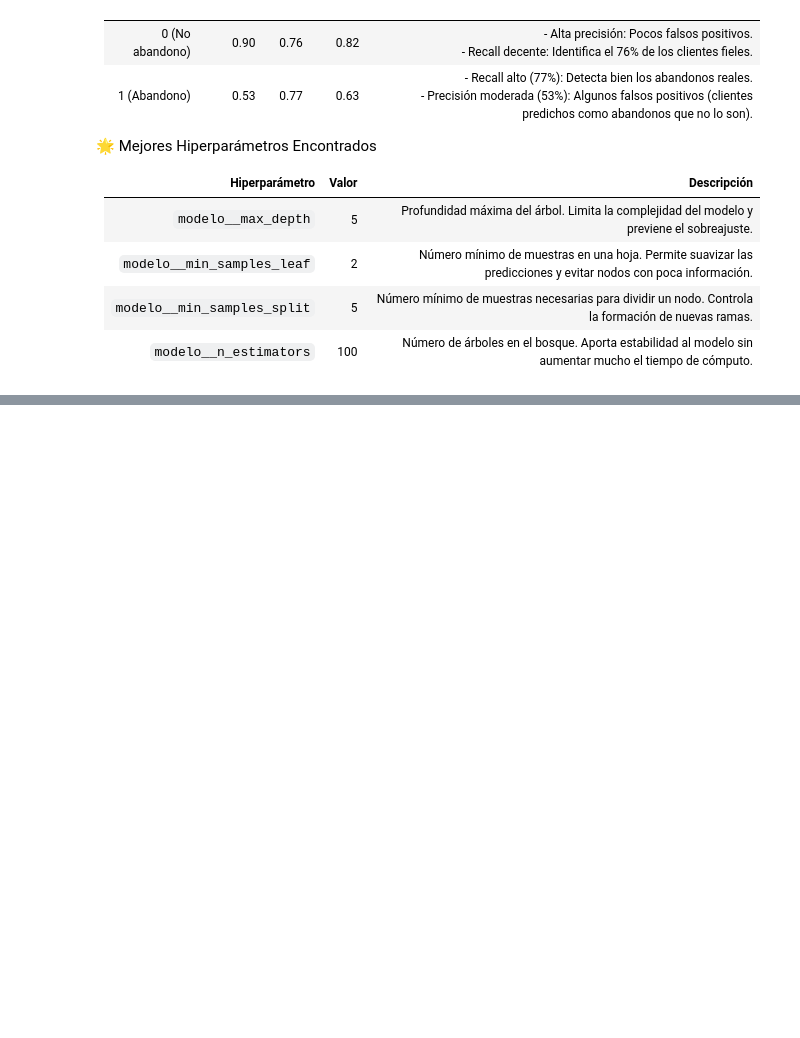
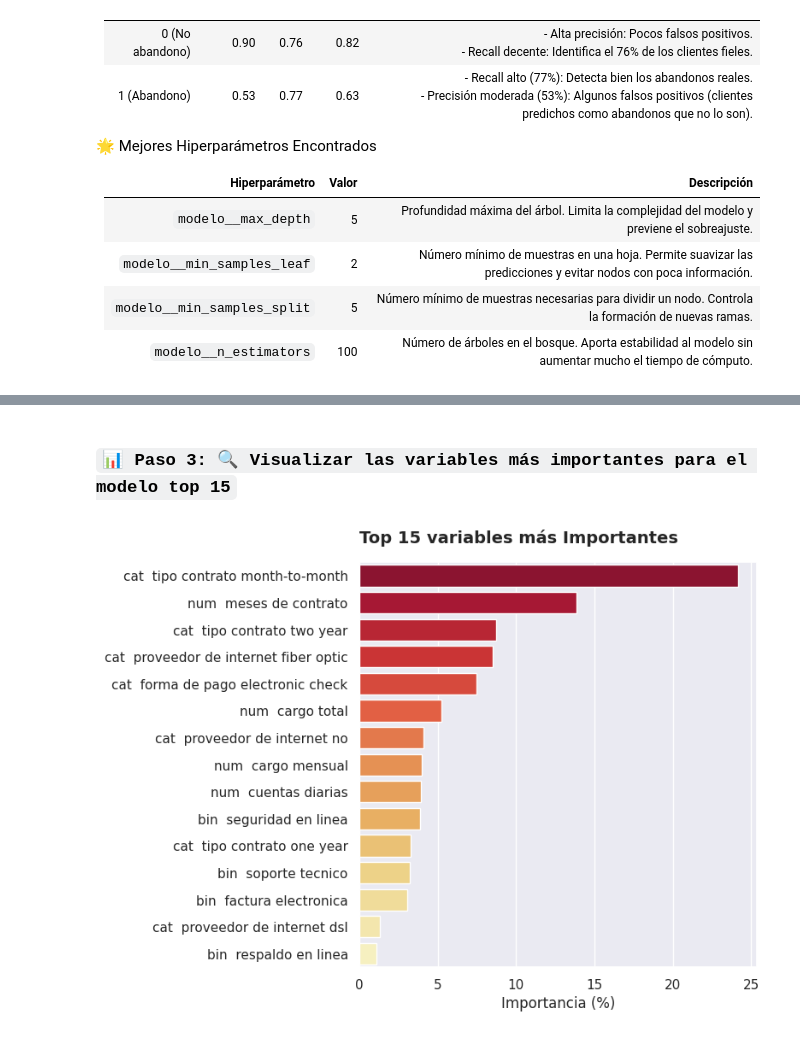
Before and after one commit to WLozanoH/TelecomX-Churn-Prediction-ML, a Jupyter notebook: churn_prediction_ML.ipynb, the cells around one changed output, grey strips where cells are left out. Drawn from its saved outputs; the diff is of its cells as text; code cells hidden in the pictures; blank space fills up the shorter version.

Commit message:
feat: analizar importancia de variables y evaluar modelo optimizado con top-k variables

```diff
--- a/churn_prediction_ML.ipynb
+++ b/churn_prediction_ML.ipynb
@@ -765,0 +773,17 @@ Mejores parámetros encontrados:
+# %%
+# Obtener el RandomForest ajustado del pipeline optimizado
+rf_optimizado = mejor_modelo.named_steps['modelo']
+
+# Obtener nombre de las variables (tras procesamiento)
+feature_names = mejor_modelo.named_steps['preprocesador'].get_feature_names_out()
+
+# Obtener las importancias
+importance = rf_optimizado.feature_importances_ # devuelve un array
+
+# crear un dataframe con importancias y ordenar en forma descendente
+feature_importances_df = pd.DataFrame({
+    'feature': feature_names,
+    'importance': (importance*100).round(2)
+}).sort_values('importance', ascending=False)
+
+print(feature_importances_df.head(10))
@@ -765,0 +866,21 @@ Mejores parámetros encontrados:
+# %% [markdown]
+### `📊 Paso 3: 🔍 Visualizar las variables más importantes para el modelo top 15`
+# %%
+# crear un df visual con nombres estéticos
+feature_importances_visual = feature_importances_df.copy()
+feature_importances_visual['feature'] = feature_importances_visual['feature'].str.replace('_', ' ', regex=False)
+
+# Graficar
+sns.set()
+plt.figure(figsize=(8,6))
+plt.subplots_adjust(wspace=0.3)
+sns.barplot(data=feature_importances_visual.head(15),
+            x='importance', y='feature', palette='YlOrRd_r')
+plt.title('Top 15 variables más Importantes', fontsize=14,
+          fontweight='bold', loc='left', y=1.03)
+plt.xlabel('Importancia (%)')
+plt.ylabel('')
+plt.tight_layout()
+plt.show()
+# %% [output]
+[figure, added]
```
Also changed, not shown: parts of 7 cells of this notebook.
